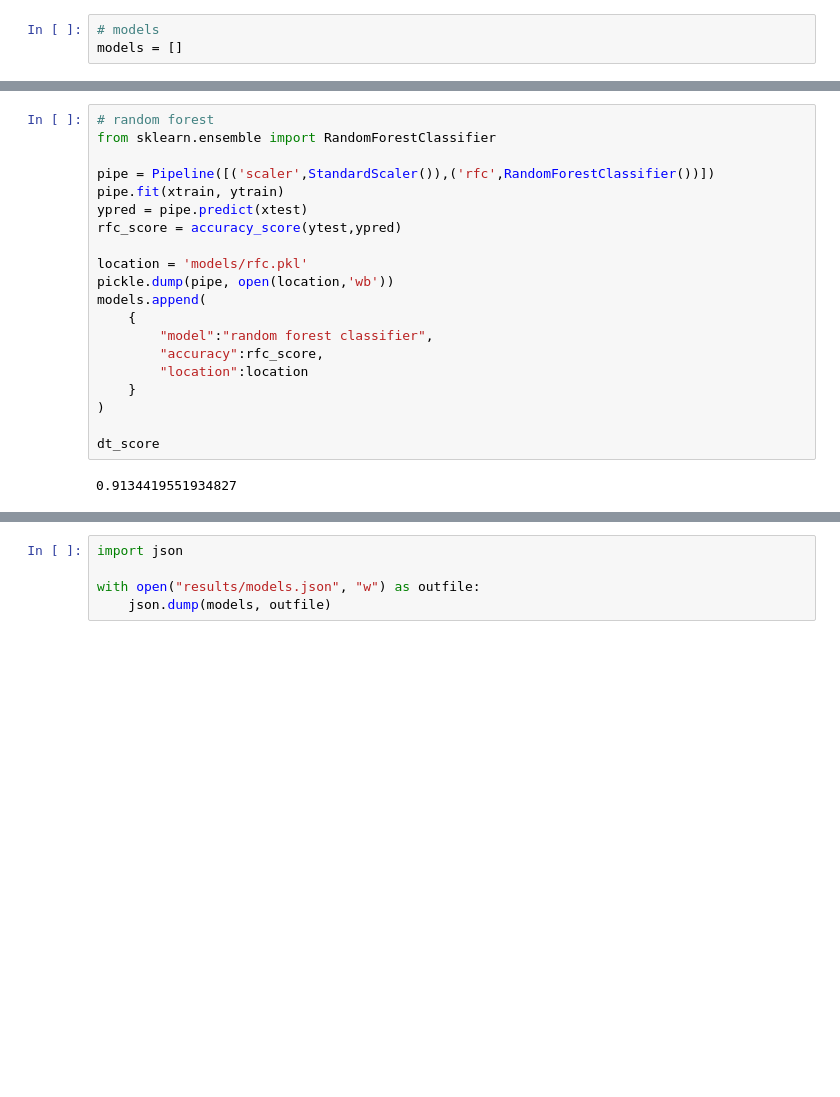
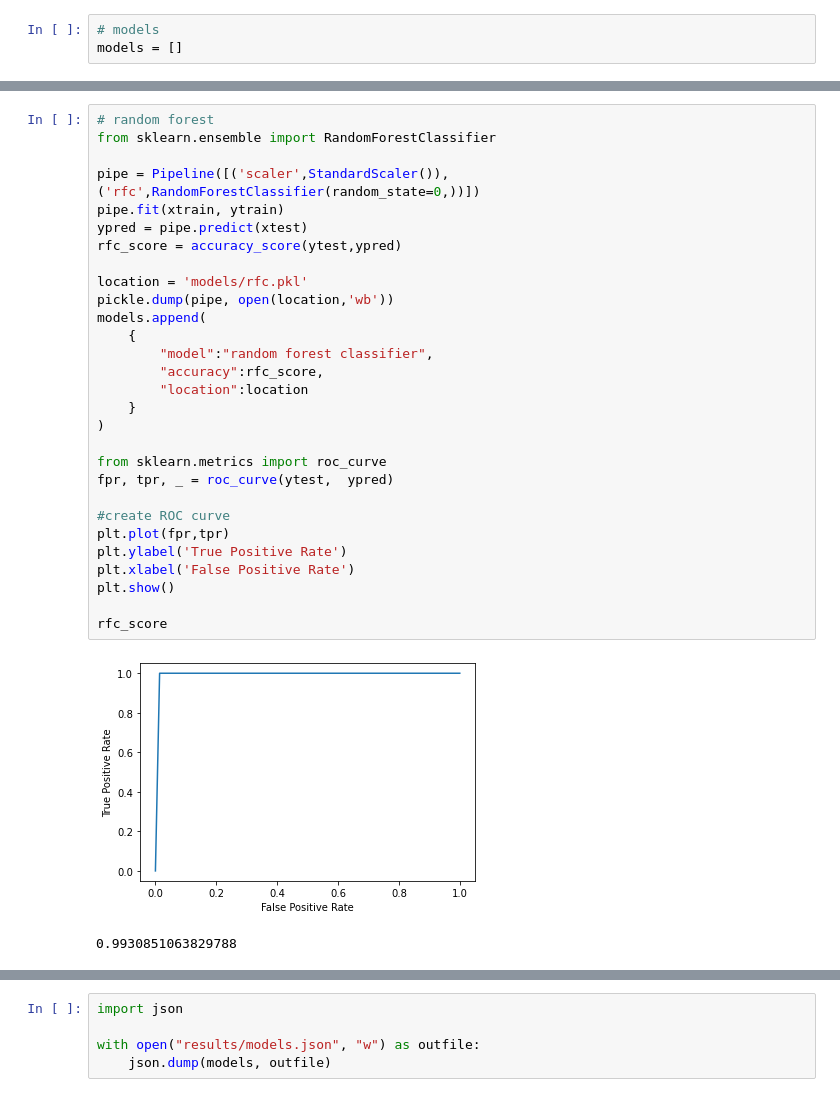
Before and after one commit to Kira-Floris/stroke-classification, a Jupyter notebook: notebook.ipynb, the cells around one changed output, grey strips where cells are left out. Drawn from its saved outputs; the diff is of its cells as text; blank space fills up the shorter version.

```diff
--- a/notebook.ipynb
+++ b/notebook.ipynb
@@ -210,25 +235,35 @@ dt_score
 # %%
 # random forest
 from sklearn.ensemble import RandomForestClassifier
 
-pipe = Pipeline([('scaler',StandardScaler()),('rfc',RandomForestClassifier())])
+pipe = Pipeline([('scaler',StandardScaler()),('rfc',RandomForestClassifier(random_state=0,))])
 pipe.fit(xtrain, ytrain)
 ypred = pipe.predict(xtest)
 rfc_score = accuracy_score(ytest,ypred)
 
 location = 'models/rfc.pkl'
 pickle.dump(pipe, open(location,'wb'))
 models.append(
     {
         "model":"random forest classifier",
         "accuracy":rfc_score,
         "location":location
     }
 )
 
-dt_score
+from sklearn.metrics import roc_curve
+fpr, tpr, _ = roc_curve(ytest,  ypred)
+
+#create ROC curve
+plt.plot(fpr,tpr)
+plt.ylabel('True Positive Rate')
+plt.xlabel('False Positive Rate')
+plt.show()
+
+rfc_score
 # %% [output]
+[figure, added]
-0.9134419551934827
+0.9930851063829788
 # %%
 # svm
 pipe = Pipeline([('scaler',StandardScaler()),('svm',svm.SVC(kernel='rbf'))])
```
Also changed, not shown: parts of 11 cells of this notebook, 10 other files.
